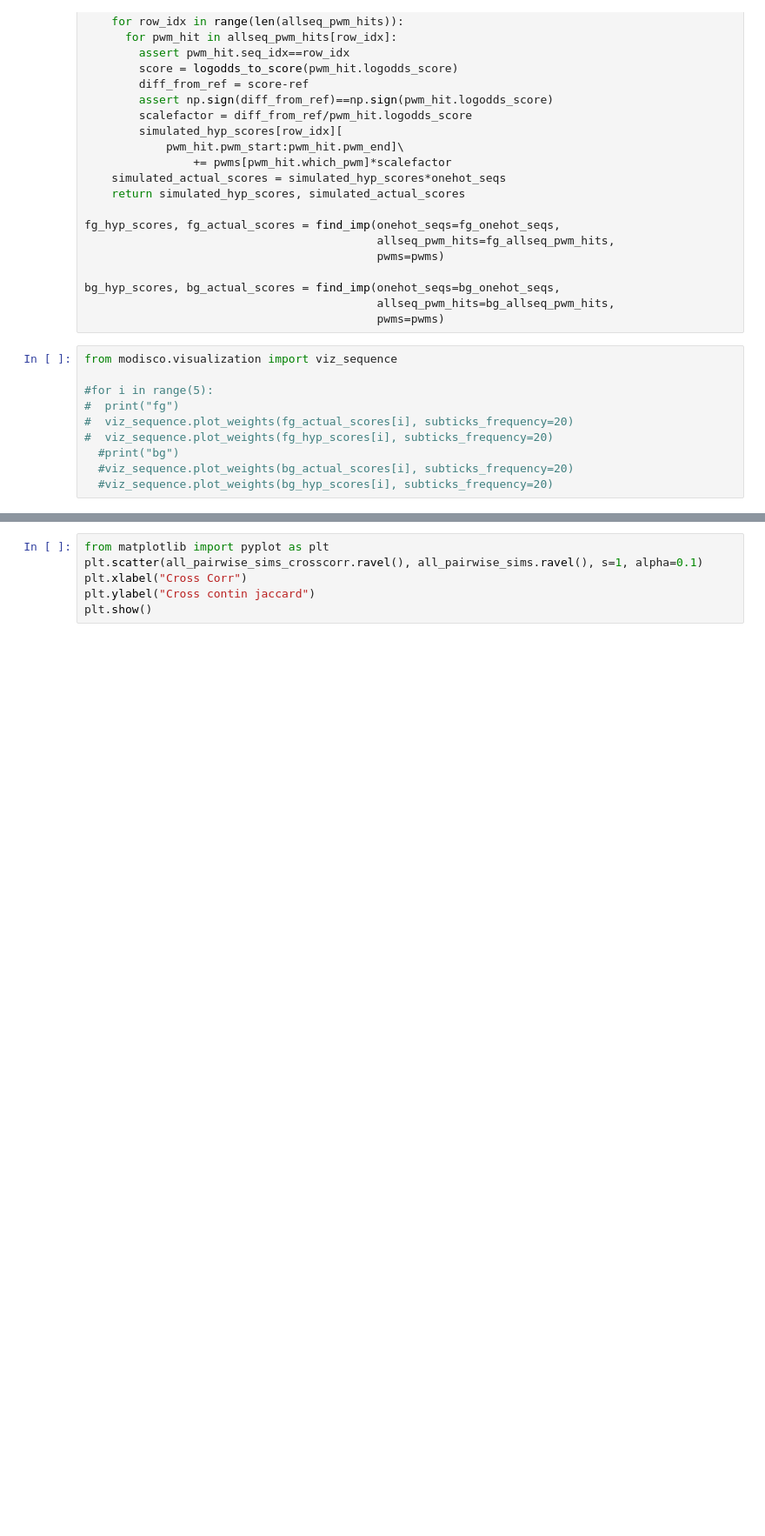
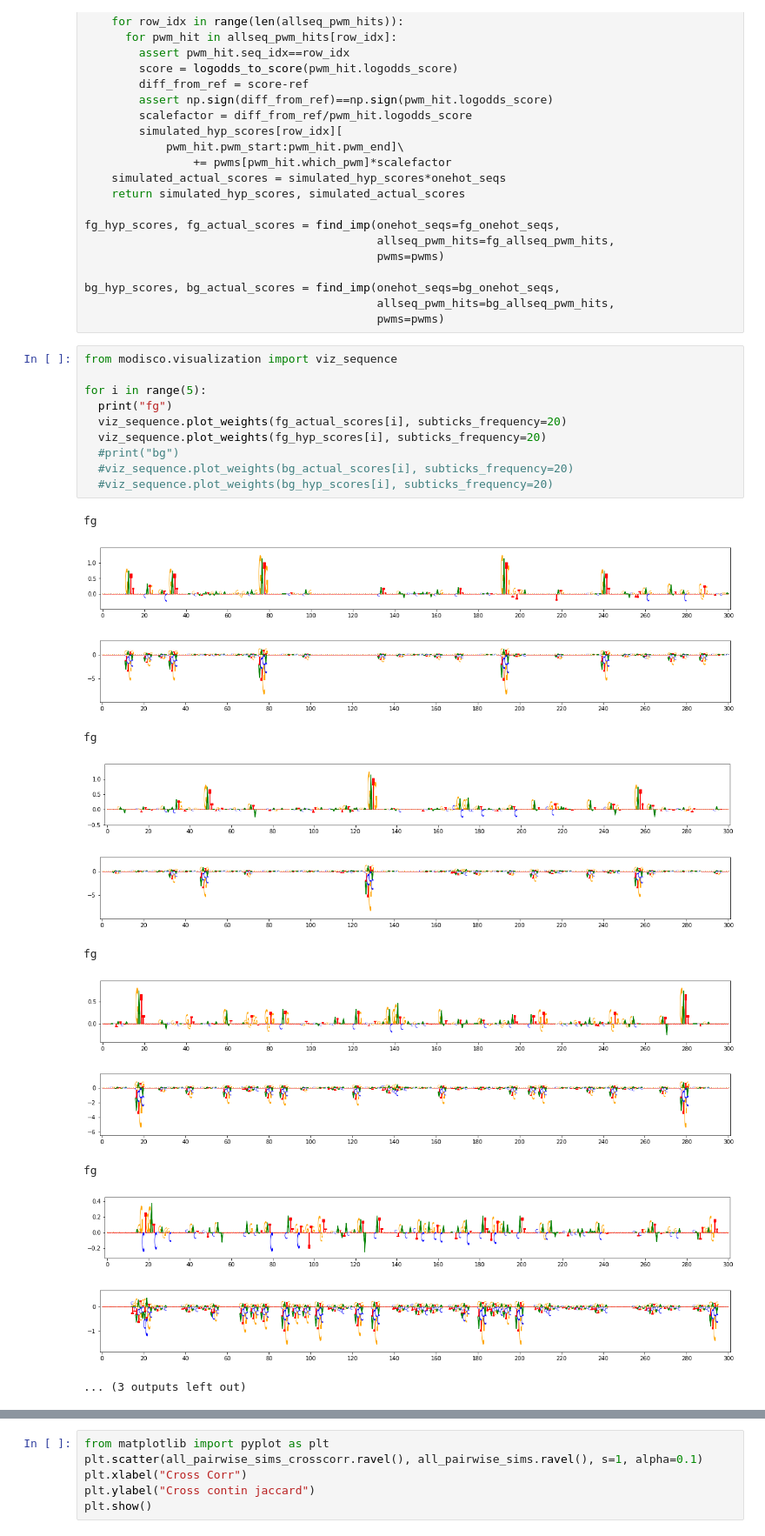
Before and after one commit to AvantiShri/colab_notebooks, a Jupyter notebook: misc_examples/SimulateImpScores.ipynb, the cells around one changed output, grey strips where cells are left out. Shown at 87% size. Saved outputs shown, nothing was run; the diff lists cells and outputs as text; blank space fills up the shorter version.

```diff
--- a/misc_examples/SimulateImpScores.ipynb
+++ b/misc_examples/SimulateImpScores.ipynb
@@ -375,10 +375,24 @@ bg_hyp_scores, bg_actual_scores = find_imp(onehot_seqs=bg_onehot_seqs,
 # %%
 from modisco.visualization import viz_sequence
 
-#for i in range(5):
-#  print("fg")
-#  viz_sequence.plot_weights(fg_actual_scores[i], subticks_frequency=20)
-#  viz_sequence.plot_weights(fg_hyp_scores[i], subticks_frequency=20)
+for i in range(5):
+  print("fg")
+  viz_sequence.plot_weights(fg_actual_scores[i], subticks_frequency=20)
+  viz_sequence.plot_weights(fg_hyp_scores[i], subticks_frequency=20)
   #print("bg")
   #viz_sequence.plot_weights(bg_actual_scores[i], subticks_frequency=20)
   #viz_sequence.plot_weights(bg_hyp_scores[i], subticks_frequency=20)
+# %% [output]
+fg
+[figure, added]
+[figure, added]
+fg
+[figure, added]
+[figure, added]
+fg
+[figure, added]
+[figure, added]
+fg
+[figure, added]
+[figure, added]
+... (3 outputs left out)
```
Also changed, not shown: parts of 9 cells of this notebook.
